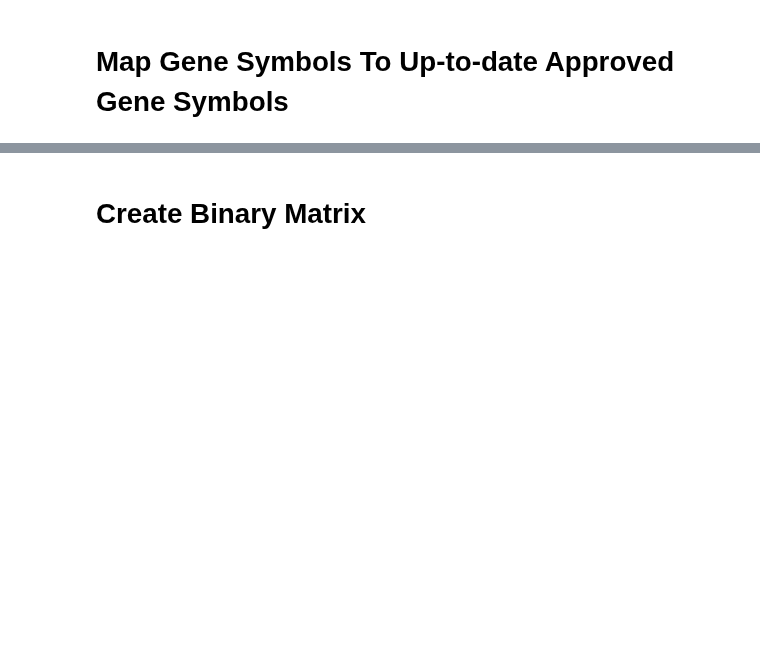
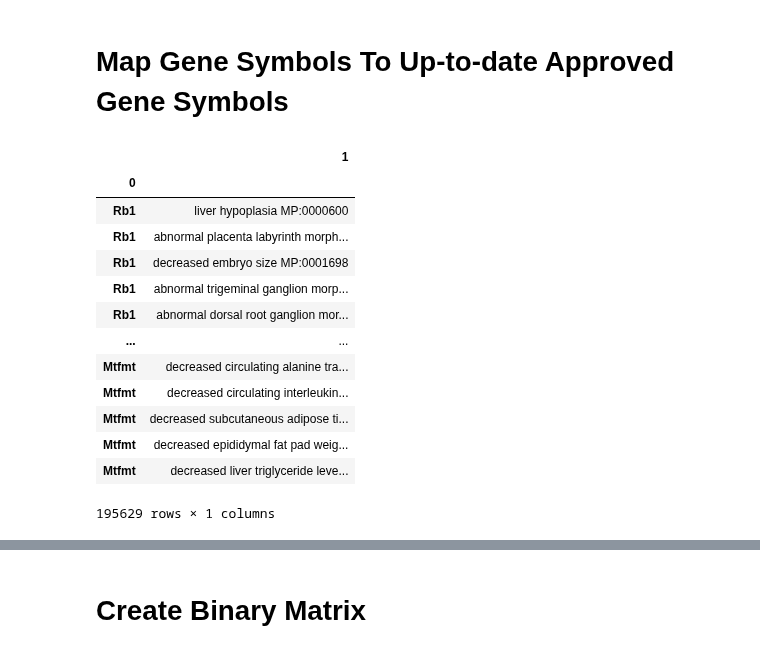
Before and after one commit to MaayanLab/EnrichrPythonScripts, a Jupyter notebook: Enrichr/MGI_Phenotype.ipynb, the cells around one changed output, grey strips where cells are left out. Cells and saved outputs as stored; diff of their text form; code cells hidden in the pictures; blank space fills up the shorter version.

```diff
--- a/Enrichr/MGI_Phenotype.ipynb
+++ b/Enrichr/MGI_Phenotype.ipynb
@@ -222,6 +290,23 @@ ontology_df.shape
 # Map Gene Symbols To Up-to-date Approved Gene Symbols
 # %%
 ontology_df.set_index(0, inplace=True)
+# %%
+ontology_df
+# %% [output]
+|  | 1 |
+| 0 |  |
+| Rb1 | liver hypoplasia MP:0000600 |
+| Rb1 | abnormal placenta labyrinth morph... |
+| Rb1 | decreased embryo size MP:0001698 |
+| Rb1 | abnormal trigeminal ganglion morp... |
+| Rb1 | abnormal dorsal root ganglion mor... |
+| ... | ... |
+| Mtfmt | decreased circulating alanine tra... |
+| Mtfmt | decreased circulating interleukin... |
+| Mtfmt | decreased subcutaneous adipose ti... |
+| Mtfmt | decreased epididymal fat pad weig... |
+| Mtfmt | decreased liver triglyceride leve... |
+195629 rows × 1 columns
 # %%
 mapgenesymbols(ontology_df)
 # %%
```
Also changed, not shown: parts of 27 cells of this notebook, 1 other file.
